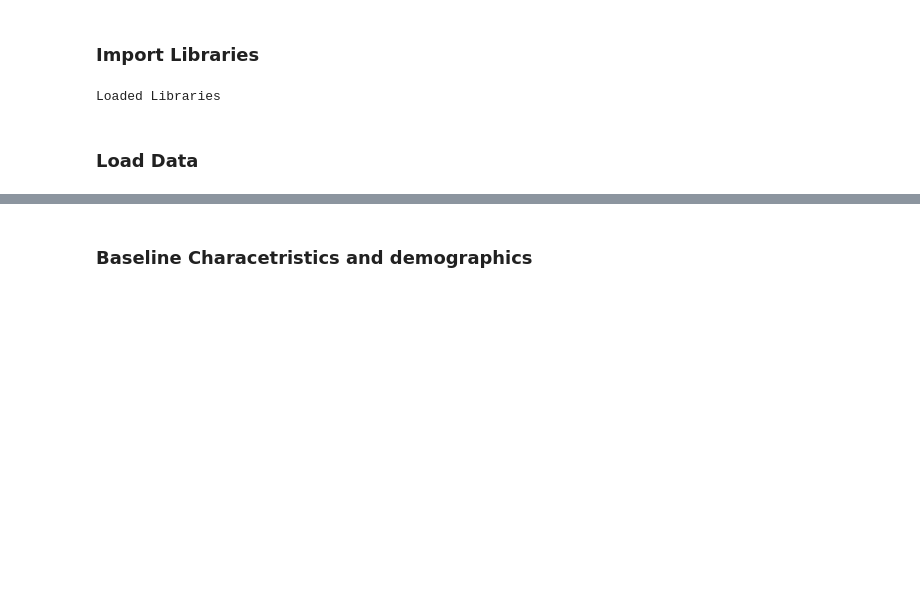
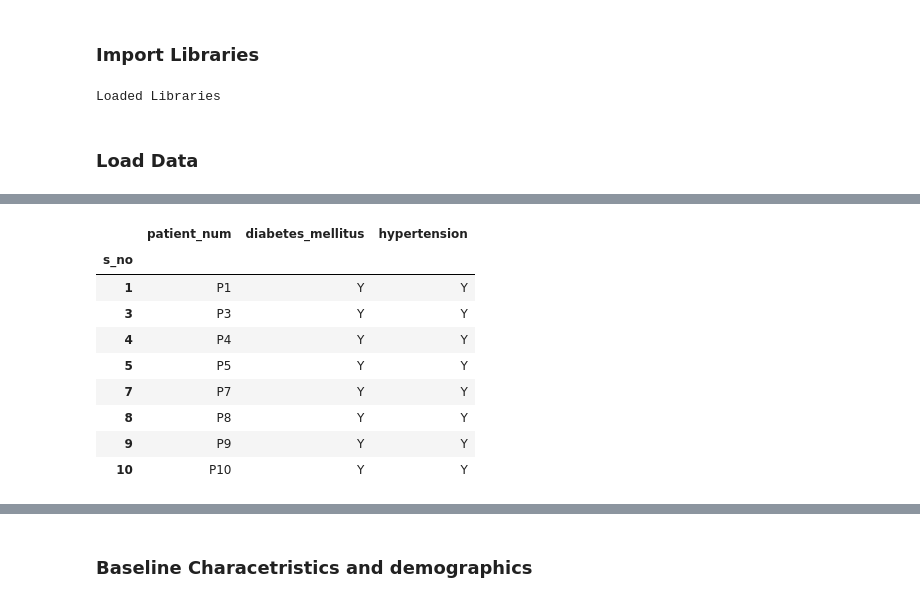
Before and after one commit to anidurg/DataCampProjects, a Jupyter notebook: covid_ito_effects_visualizations.ipynb, the cells around one changed output, grey strips where cells are left out. Cells and saved outputs as stored; diff of their text form; code cells hidden in the pictures; blank space fills up the shorter version.

```diff
--- a/covid_ito_effects_visualizations.ipynb
+++ b/covid_ito_effects_visualizations.ipynb
@@ -78,0 +102,13 @@ df_xls.shape
+# %%
+df_xls.loc[(df_xls['diabetes_mellitus'] == 'Y') & (df_xls['hypertension'] == 'Y'),['patient_num','diabetes_mellitus','hypertension']]
+# %% [output]
+|  | patient_num | diabetes_mellitus | hypertension |
+| s_no |  |  |  |
+| 1 | P1 | Y | Y |
+| 3 | P3 | Y | Y |
+| 4 | P4 | Y | Y |
+| 5 | P5 | Y | Y |
+| 7 | P7 | Y | Y |
+| 8 | P8 | Y | Y |
+| 9 | P9 | Y | Y |
+| 10 | P10 | Y | Y |
```
Also changed, not shown: parts of 26 cells of this notebook.
